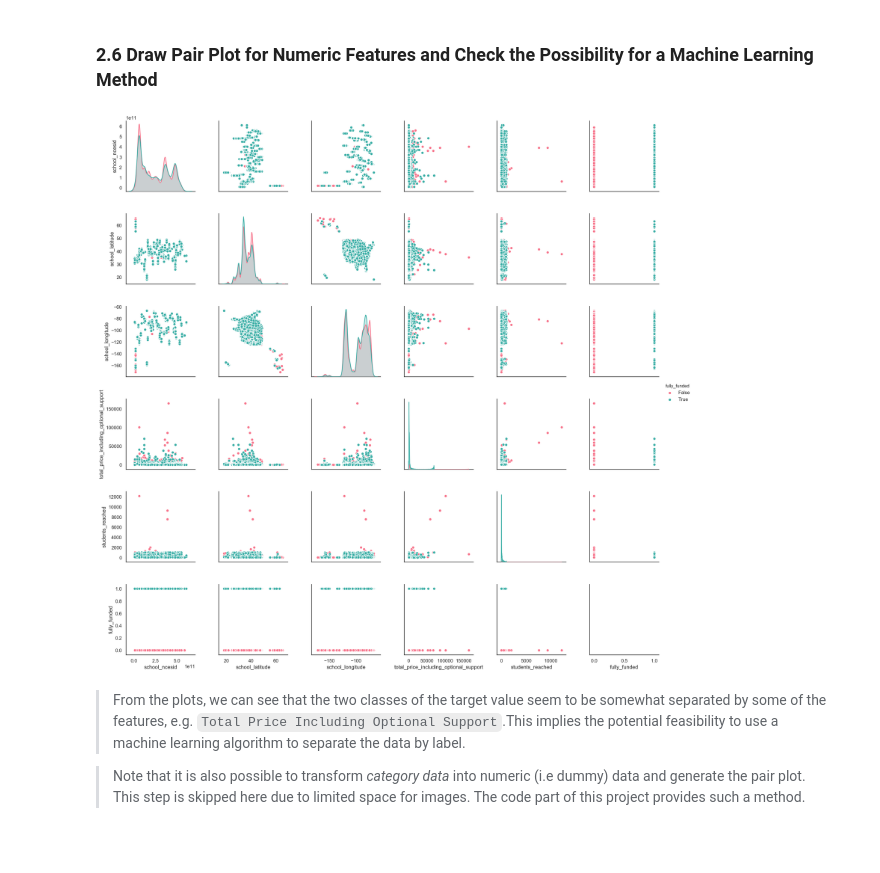
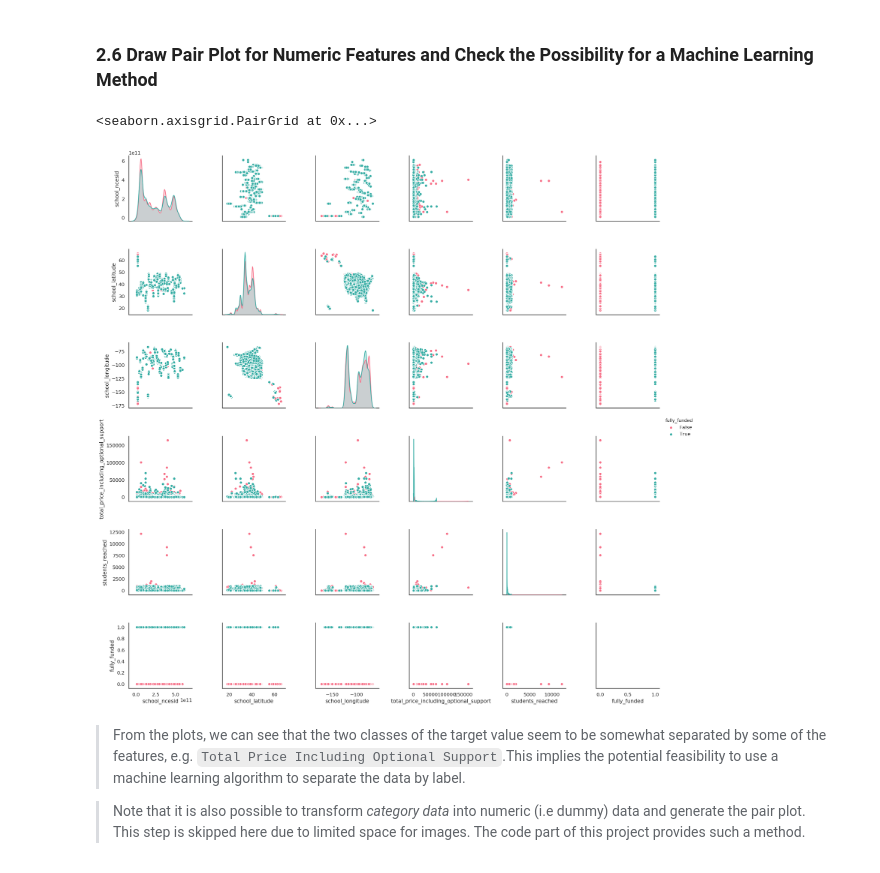
Before and after one commit to ZIYU-DEEP/Machine-Learning-Pipeline, a Jupyter notebook: notebook/Pipeline Implementation.ipynb, the cells around one changed output. Saved outputs shown, nothing was run; the diff lists cells and outputs as text; code cells hidden in the pictures.

```diff
--- a/notebook/Pipeline Implementation.ipynb
+++ b/notebook/Pipeline Implementation.ipynb
@@ -158,10 +158,11 @@ explore.corr_plot(df)
 # %%
 temp = list(features.columns)
 temp.append(target_name)
 sorted_data = df[temp]
-explore.pair_plot(sorted_data, target_name)
+sns.pairplot(sorted_data, height=3, hue=target_name, palette='husl')
 # %% [output]
+<seaborn.axisgrid.PairGrid at 0x...>
-[figure, old version]
+[figure, new version]
 # %% [markdown]
 > From the plots, we can see that the two classes of the target value seem to be somewhat separated by some of the features, e.g. `Total Price Including Optional Support`.This implies the potential feasibility to use a machine learning algorithm to separate the data by label.
 
```
Also changed, not shown: parts of 11 cells of this notebook, 5 other files.
